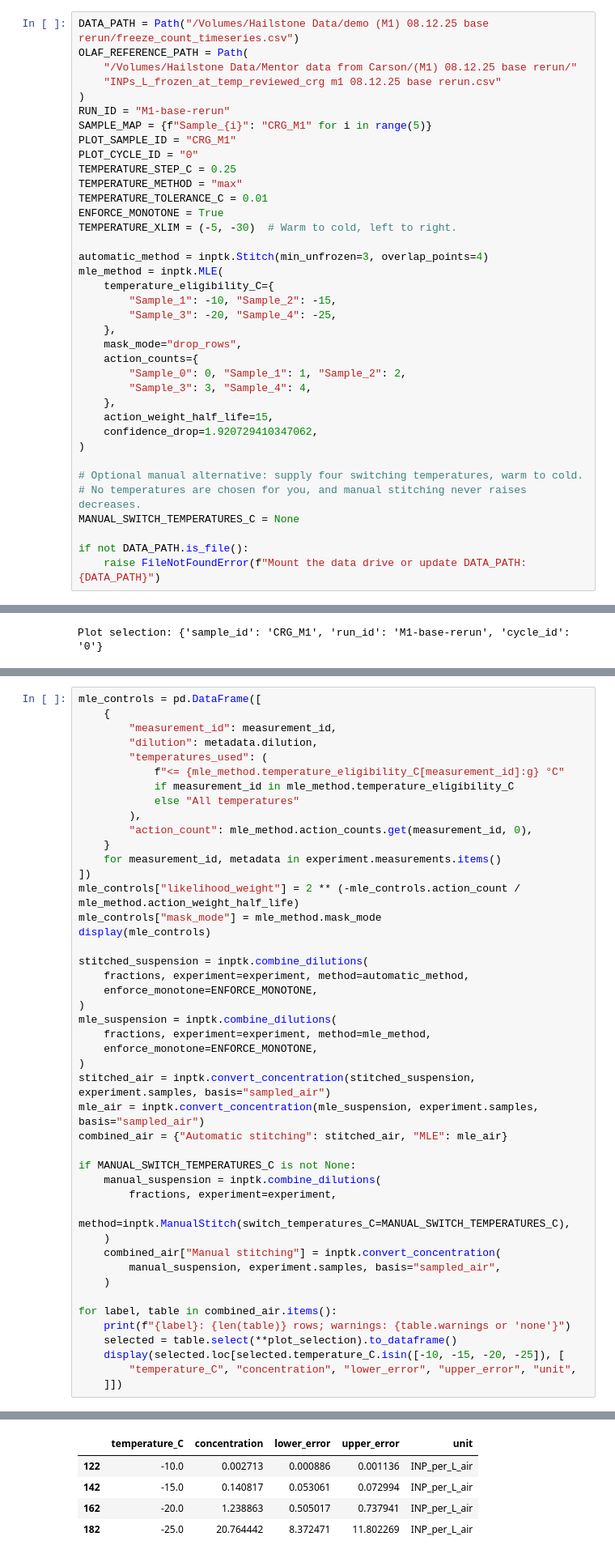
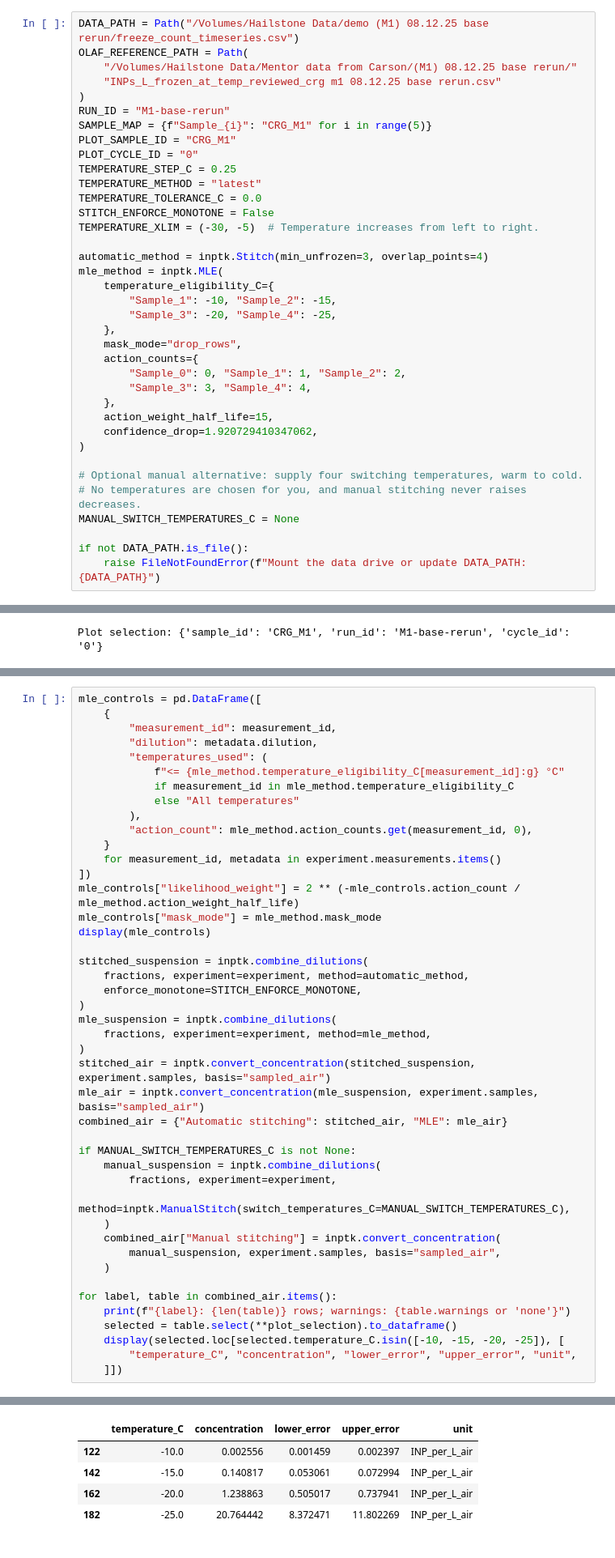
Before and after one commit to bochens/inptk, a Jupyter notebook: notebook/icescopy_freeze_count_to_air_inp_demo.ipynb, the cells around one changed output, grey strips where cells are left out. Shown at 81% size. Drawn from its saved outputs; the diff is of its cells as text.

```diff
--- a/notebook/icescopy_freeze_count_to_air_inp_demo.ipynb
+++ b/notebook/icescopy_freeze_count_to_air_inp_demo.ipynb
@@ -69,10 +61,10 @@ SAMPLE_MAP = {f"Sample_{i}": "CRG_M1" for i in range(5)}
 PLOT_SAMPLE_ID = "CRG_M1"
 PLOT_CYCLE_ID = "0"
 TEMPERATURE_STEP_C = 0.25
-TEMPERATURE_METHOD = "max"
-TEMPERATURE_TOLERANCE_C = 0.01
-ENFORCE_MONOTONE = True
-TEMPERATURE_XLIM = (-5, -30)  # Warm to cold, left to right.
+TEMPERATURE_METHOD = "latest"
+TEMPERATURE_TOLERANCE_C = 0.0
+STITCH_ENFORCE_MONOTONE = False
+TEMPERATURE_XLIM = (-30, -5)  # Temperature increases from left to right.
 
 automatic_method = inptk.Stitch(min_unfrozen=3, overlap_points=4)
 mle_method = inptk.MLE(
@@ -350,11 +340,10 @@ display(mle_controls)
 
 stitched_suspension = inptk.combine_dilutions(
     fractions, experiment=experiment, method=automatic_method,
-    enforce_monotone=ENFORCE_MONOTONE,
+    enforce_monotone=STITCH_ENFORCE_MONOTONE,
 )
 mle_suspension = inptk.combine_dilutions(
     fractions, experiment=experiment, method=mle_method,
-    enforce_monotone=ENFORCE_MONOTONE,
 )
 stitched_air = inptk.convert_concentration(stitched_suspension, experiment.samples, basis="sampled_air")
 mle_air = inptk.convert_concentration(mle_suspension, experiment.samples, basis="sampled_air")
@@ -363,34 +352,34 @@ combined_air = {"Automatic stitching": stitched_air, "MLE": mle_air}
 if MANUAL_SWITCH_TEMPERATURES_C is not None:
     manual_suspension = inptk.combine_dilutions(
         fractions, experiment=experiment,
         method=inptk.ManualStitch(switch_temperatures_C=MANUAL_SWITCH_TEMPERATURES_C),
     )
     combined_air["Manual stitching"] = inptk.convert_concentration(
         manual_suspension, experiment.samples, basis="sampled_air",
     )
 
 for label, table in combined_air.items():
     print(f"{label}: {len(table)} rows; warnings: {table.warnings or 'none'}")
     selected = table.select(**plot_selection).to_dataframe()
     display(selected.loc[selected.temperature_C.isin([-10, -15, -20, -25]), [
         "temperature_C", "concentration", "lower_error", "upper_error", "unit",
     ]])
 # %% [output]
 |  | measurement_id | dilution | temperatures_used | action_count | likelihood_weight | mask_mode |
 | 0 | Sample_0 | 1.0 | All temperatures | 0.0 | 1.000000 | drop_rows |
 | 1 | Sample_1 | 13.0 | <= -10 °C | 1.0 | 0.954842 | drop_rows |
 | 2 | Sample_2 | 169.0 | <= -15 °C | 2.0 | 0.911722 | drop_rows |
 | 3 | Sample_3 | 2197.0 | <= -20 °C | 3.0 | 0.870551 | drop_rows |
 | 4 | Sample_4 | 28561.0 | <= -25 °C | 4.0 | 0.831238 | drop_rows |
 Automatic stitching: 197 rows; warnings: none
 |  | temperature_C | concentration | lower_error | upper_error | unit |
 | 122 | -10.0 | 0.002769 | 0.001558 | 0.002424 | INP_per_L_air |
 | 142 | -15.0 | 0.143033 | 0.067065 | 0.056645 | INP_per_L_air |
 | 162 | -20.0 | 1.199122 | 0.571173 | 0.595078 | INP_per_L_air |
 | 182 | -25.0 | 17.082683 | 8.303501 | 8.303501 | INP_per_L_air |
 MLE: 197 rows; warnings: none
 |  | temperature_C | concentration | lower_error | upper_error | unit |
-| 122 | -10.0 | 0.002713 | 0.000886 | 0.001136 | INP_per_L_air |
+| 122 | -10.0 | 0.002556 | 0.001459 | 0.002397 | INP_per_L_air |
 | 142 | -15.0 | 0.140817 | 0.053061 | 0.072994 | INP_per_L_air |
 | 162 | -20.0 | 1.238863 | 0.505017 | 0.737941 | INP_per_L_air |
 | 182 | -25.0 | 20.764442 | 8.372471 | 11.802269 | INP_per_L_air |
```
Also changed, not shown: parts of 8 cells of this notebook, 17 other files.
